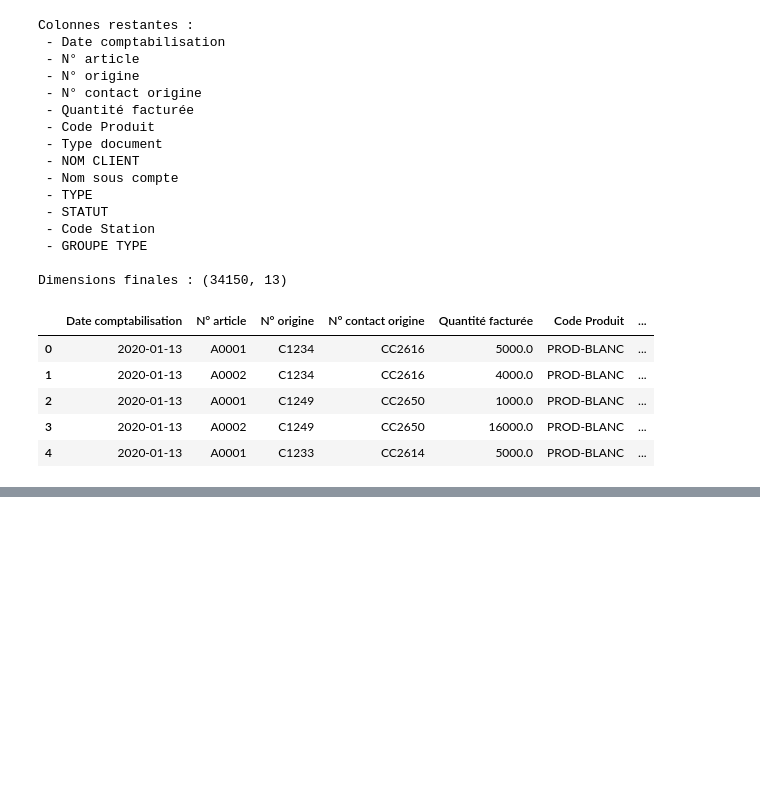
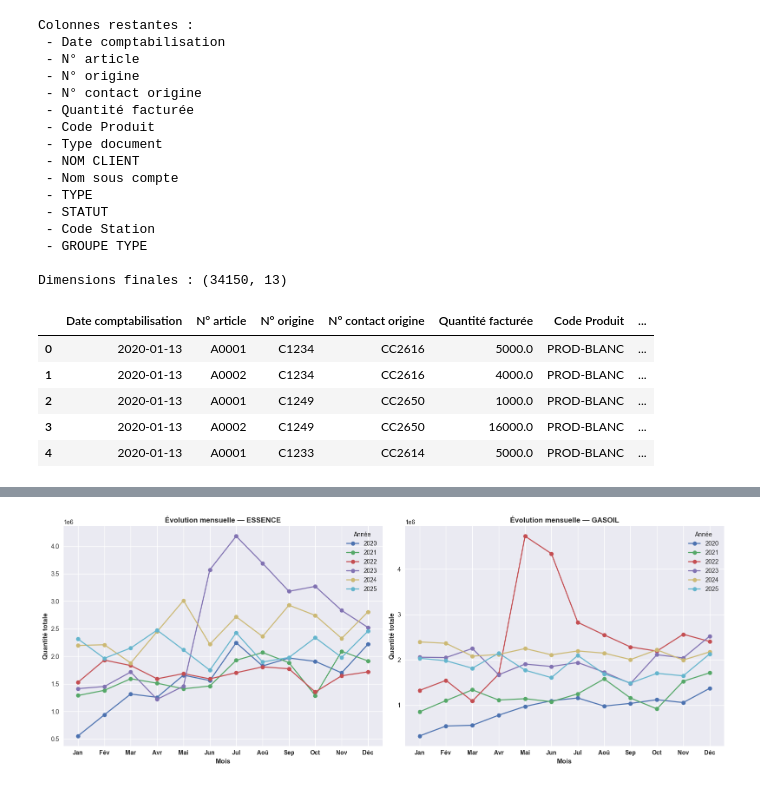
Before and after one commit to Gino-Ginette/memoire_bi, a Jupyter notebook: memoire_prediction.ipynb, the cells around one changed output, grey strips where cells are left out. Cells and saved outputs as stored; diff of their text form; code cells hidden in the pictures; blank space fills up the shorter version.

```diff
--- a/memoire_prediction.ipynb
+++ b/memoire_prediction.ipynb
@@ -204,0 +338,27 @@ dtype: int64
+# %%
+# --- 6.4 Évolution mensuelle des commandes par année et par produit (courbe) ---
+
+fig, axes = plt.subplots(1, 2, figsize=(16, 6))
+
+for idx, produit in enumerate(["ESSENCE", "GASOIL"]):
+    df_produit = df_clean[df_clean["Produit"] == produit]
+    commandes_mois_annee = df_produit.groupby(["Année", "Mois"])["Quantité facturée"].sum().reset_index()
+
+    for annee in commandes_mois_annee["Année"].unique():
+        data = commandes_mois_annee[commandes_mois_annee["Année"] == annee]
+        axes[idx].plot(data["Mois"], data["Quantité facturée"], marker='o', label=str(annee))
+
+    axes[idx].set_title(f"Évolution mensuelle — {produit}",
+                        fontsize=12, fontweight='bold')
+    axes[idx].set_xlabel("Mois", fontweight='bold')
+    axes[idx].set_ylabel("Quantité totale", fontweight='bold')
+    axes[idx].set_xticks(range(1, 13))
+    axes[idx].set_xticklabels(["Jan","Fév","Mar","Avr","Mai","Jun",
+                                "Jul","Aoû","Sep","Oct","Nov","Déc"],
+                               fontweight='bold')
+    axes[idx].legend(title="Année")
+
+plt.tight_layout()
+plt.show()
+# %% [output]
+[figure, added]
```
Also changed, not shown: parts of 22 cells of this notebook.
